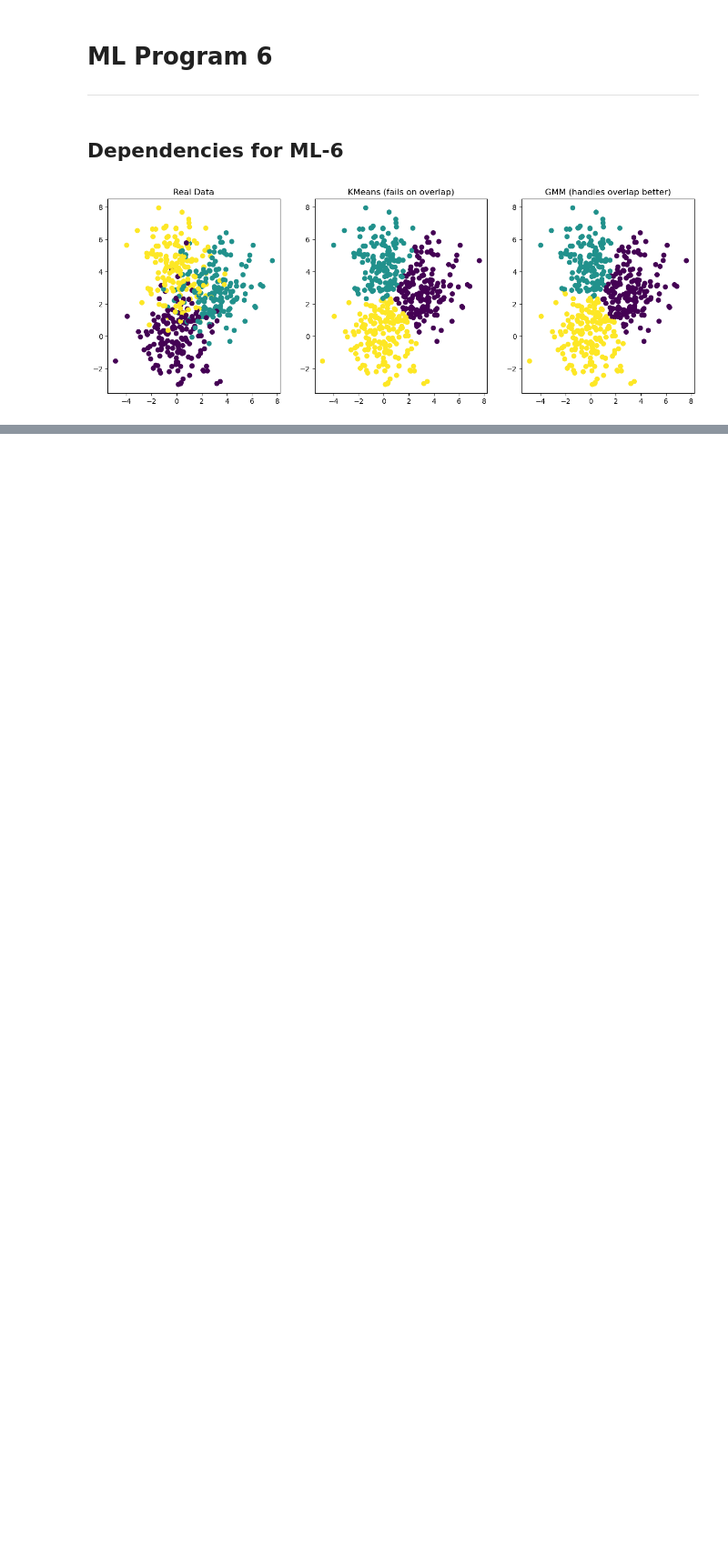
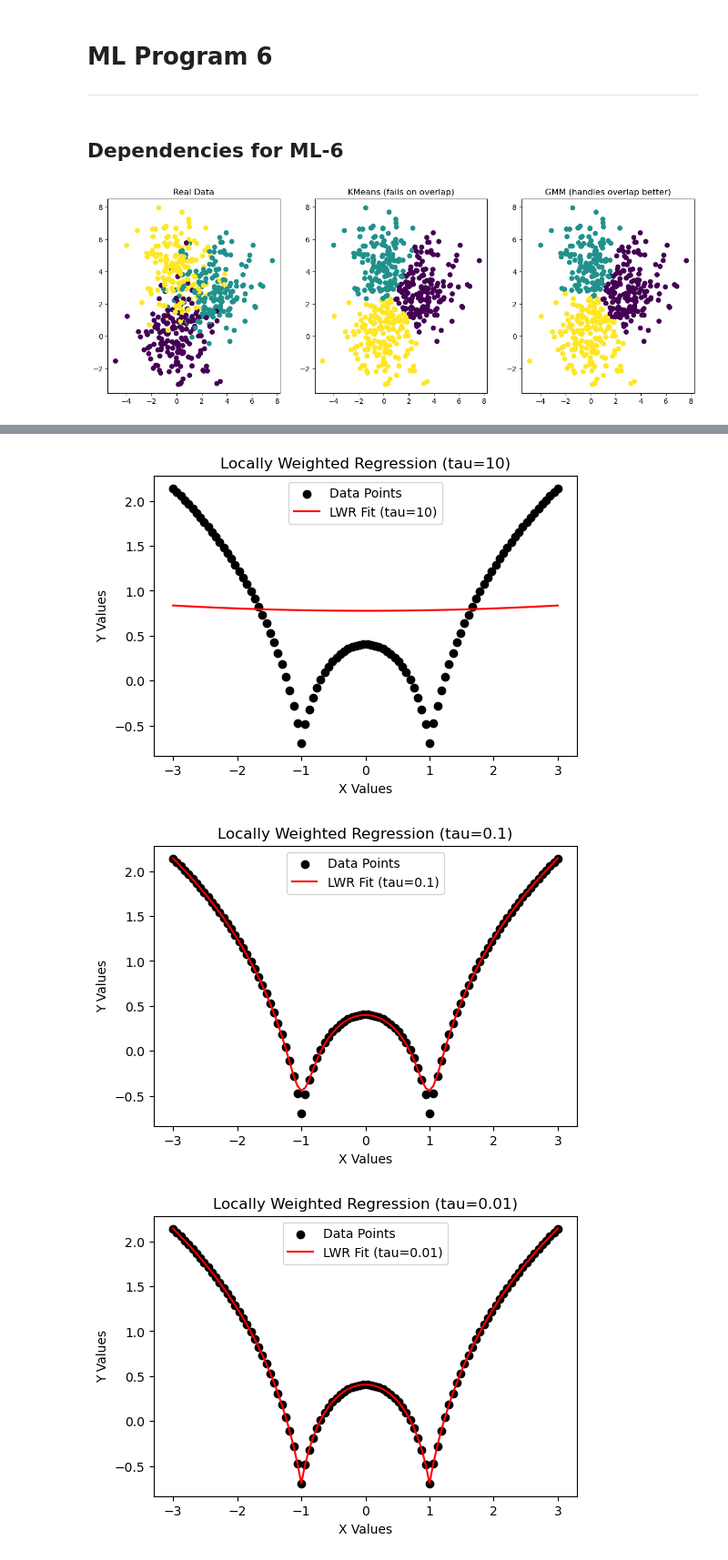
Before and after one commit to GNithish10/ML-Lab, a Jupyter notebook: ML.ipynb, the cells around one changed output, grey strips where cells are left out. Shown at 91% size. Drawn from its saved outputs; the diff is of its cells as text; code cells hidden in the pictures; blank space fills up the shorter version.

```diff
--- a/ML.ipynb
+++ b/ML.ipynb
@@ -641,0 +650,33 @@ plt.show()
+# %%
+def local_regression(query_point,X,Y,tau):
+    query_point=np.array([1, query_point])
+    X_bias=np.array([[1,x] for x in X])
+    distances=np.sum((X_bias - query_point) ** 2,axis=1)
+    weights=np.exp(-distances/(2*tau**2))
+    weighted_X_transpose=(X_bias.T * weights)
+    theta=np.linalg.pinv(weighted_X_transpose @ X_bias) @ (weighted_X_transpose @ Y)
+    return theta @ query_point
+
+def draw(tau):
+    predictions = [local_regression(x0,X,Y,tau) for x0 in domain]
+
+    plt.figure(figsize=(6,4))
+    plt.scatter(X, Y, color='black', label='Data Points')
+    plt.plot(domain, predictions, color='red', label=f'LWR Fit ({tau=})')
+    plt.xlabel("X Values")
+    plt.ylabel("Y Values")
+    plt.title(f"Locally Weighted Regression ({tau=})")
+    plt.legend()
+    plt.show()
+# %%
+X=np.linspace(-3,3,num=100)
+domain=X
+Y=np.log(np.abs((X**2)-1)+0.5)
+draw(10)
+draw(0.1)
+draw(0.01)
+draw(0.001)
+# %% [output]
+[figure, added]
+[figure, added]
+[figure, added]
```
Also changed, not shown: parts of 4 cells of this notebook.
